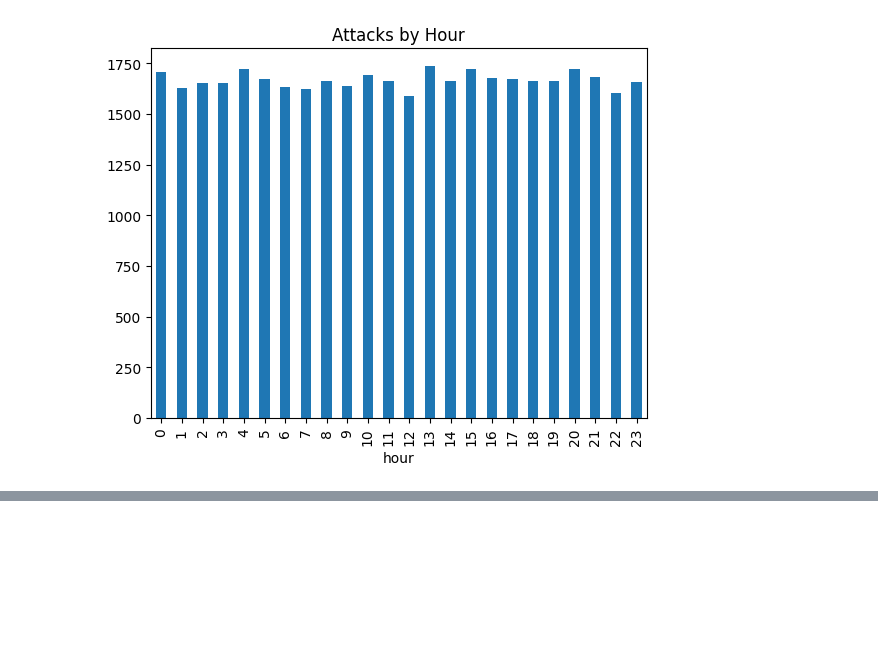
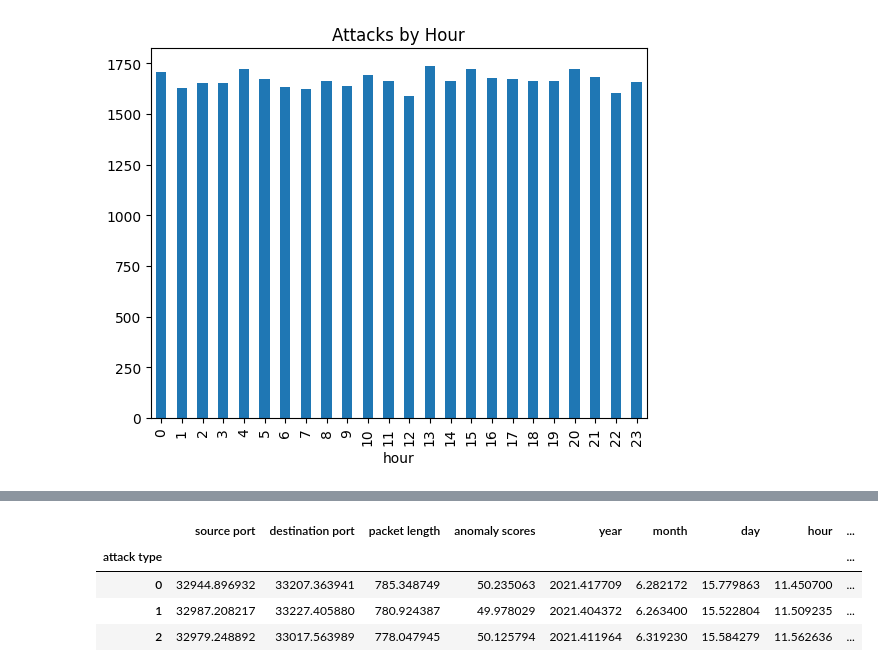
Before and after one commit to snehasharma2541/cs_project, a Jupyter notebook: project/notebook/model.ipynb, the cells around one changed output, grey strips where cells are left out. Cells and saved outputs as stored; diff of their text form; code cells hidden in the pictures; blank space fills up the shorter version.

```diff
--- a/project/notebook/model.ipynb
+++ b/project/notebook/model.ipynb
@@ -194,0 +201,2 @@ ValueError: could not convert string to float: 'ioc detected'
+# %%
+df = df.drop(['browser', 'user information', 'geo-location data', 'alerts/warnings', 'attack signature'], axis=1)
@@ -194,0 +219,6 @@ ValueError: could not convert string to float: 'ioc detected'
+# %%
+attack_encoder = LabelEncoder()
+severity_encoder = LabelEncoder()
+
+df['attack type'] = attack_encoder.fit_transform(df['attack type'])
+df['severity level'] = severity_encoder.fit_transform(df['severity level'])
@@ -194,0 +300,8 @@ ValueError: could not convert string to float: 'ioc detected'
+# %%
+df.groupby('attack type').mean(numeric_only=True)
+# %% [output]
+|  | source port | destination port | packet length | anomaly scores | year | month | day | hour | ... |
+| attack type |  |  |  |  |  |  |  |  | ... |
+| 0 | 32944.896932 | 33207.363941 | 785.348749 | 50.235063 | 2021.417709 | 6.282172 | 15.779863 | 11.450700 | ... |
+| 1 | 32987.208217 | 33227.405880 | 780.924387 | 49.978029 | 2021.404372 | 6.263400 | 15.522804 | 11.509235 | ... |
+| 2 | 32979.248892 | 33017.563989 | 778.047945 | 50.125794 | 2021.411964 | 6.319230 | 15.584279 | 11.562636 | ... |
```
Also changed, not shown: parts of 24 cells of this notebook, 4 other files.
